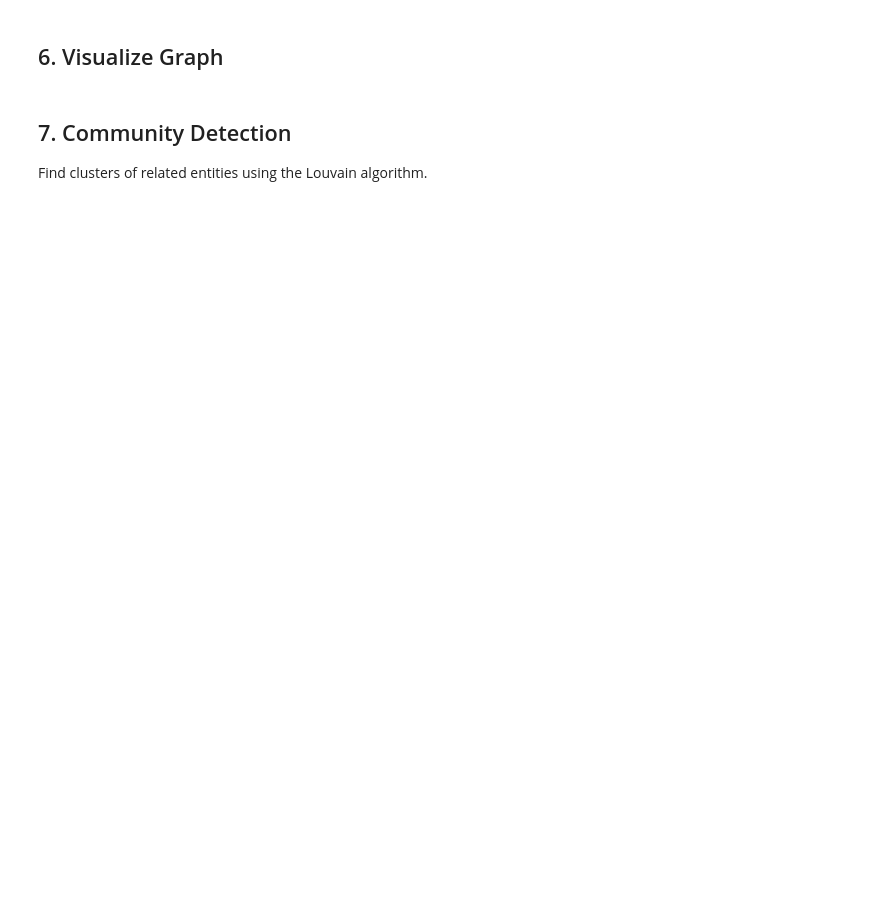
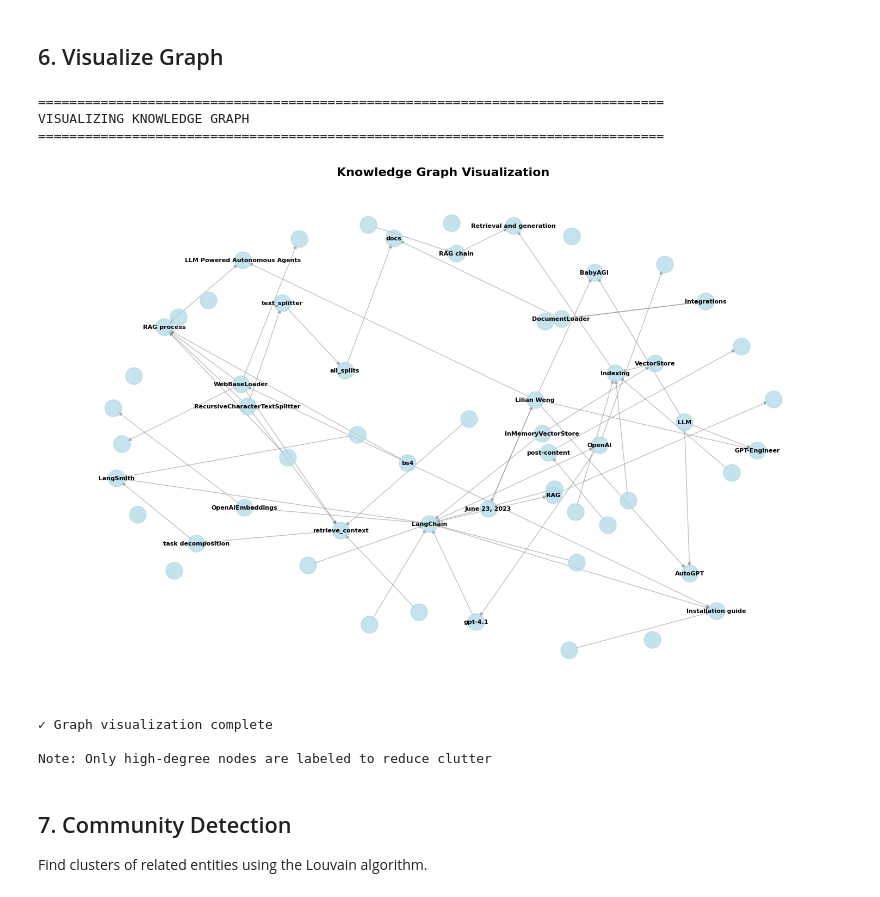
Before and after one commit to gianlucamazza/langchain-rag-tutorial, a Jupyter notebook: notebooks/advanced_architectures/15_graphrag.ipynb, the cells around one changed output. Saved outputs shown, nothing was run; the diff lists cells and outputs as text; code cells hidden in the pictures; blank space fills up the shorter version.

```diff
--- a/notebooks/advanced_architectures/15_graphrag.ipynb
+++ b/notebooks/advanced_architectures/15_graphrag.ipynb
@@ -165,10 +190,10 @@ First step: identify all important entities in documents.
 # %%
 print_section_header("Extracting Entities")
 
-# Initialize LLM
+# Initialize LLM with configured temperature
 llm = ChatOpenAI(
     model=DEFAULT_MODEL,
-    temperature=0,  # Deterministic for extraction
+    temperature=DEFAULT_TEMPERATURE,  # Use config value for consistency
 )
 
 # Entity extraction chain
@@ -223,3 +270,31 @@ Now find relationships between entities.
+# %%
+print_section_header("Entity Disambiguation")
+
+# Create a simple entity deduplication based on name similarity
+unique_entities = {}
+
+for entity in all_entities:
+    name = entity.get('name', '').strip().lower()
+    if name:
+        # Simple deduplication: keep first occurrence
+        if name not in unique_entities:
+            unique_entities[name] = entity
+
+# Convert back to list
+deduplicated_entities = list(unique_entities.values())
+
+print(f"\n✓ Before deduplication: {len(all_entities)} entities")
+print(f"✓ After deduplication: {len(deduplicated_entities)} entities")
+print(f"✓ Removed {len(all_entities) - len(deduplicated_entities)} duplicates")
+
+# Update for later use
+all_entities = deduplicated_entities
+
+# Show some deduplicated entities
+if len(all_entities) > 0:
+    print("\nSample unique entities:")
+    for entity in all_entities[:5]:
+        print(f"  • {entity.get('name')} ({entity.get('type')})")
 # %%
 print_section_header("Extracting Relationships")
 
@@ -364,34 +475,42 @@ nx.draw_networkx_nodes(
     alpha=0.7,
 )
 
 # Draw edges
 nx.draw_networkx_edges(
     G,
     pos,
     edge_color='gray',
     arrows=True,
     arrowsize=10,
     alpha=0.5,
 )
 
 # Draw labels (only for high-degree nodes to avoid clutter)
-high_degree_nodes = [n for n, d in dict(G.degree()).items() if d >= 2]
+high_degree_nodes = [n for n, d in dict(G.degree).items() if d >= 2]
 labels = {n: n for n in high_degree_nodes}
 nx.draw_networkx_labels(
     G,
     pos,
     labels,
     font_size=8,
     font_weight='bold',
 )
 
 plt.title("Knowledge Graph Visualization", fontsize=16, fontweight='bold')
 plt.axis('off')
 plt.tight_layout()
 plt.show()
 
 print("\n✓ Graph visualization complete")
 print("\nNote: Only high-degree nodes are labeled to reduce clutter")
+# %% [output]
+================================================================================
+VISUALIZING KNOWLEDGE GRAPH
+================================================================================
+[figure, added]
+✓ Graph visualization complete
+
+Note: Only high-degree nodes are labeled to reduce clutter
 # %% [markdown]
 ## 7. Community Detection
 
```
Also changed, not shown: parts of 18 cells of this notebook, 9 other files.
